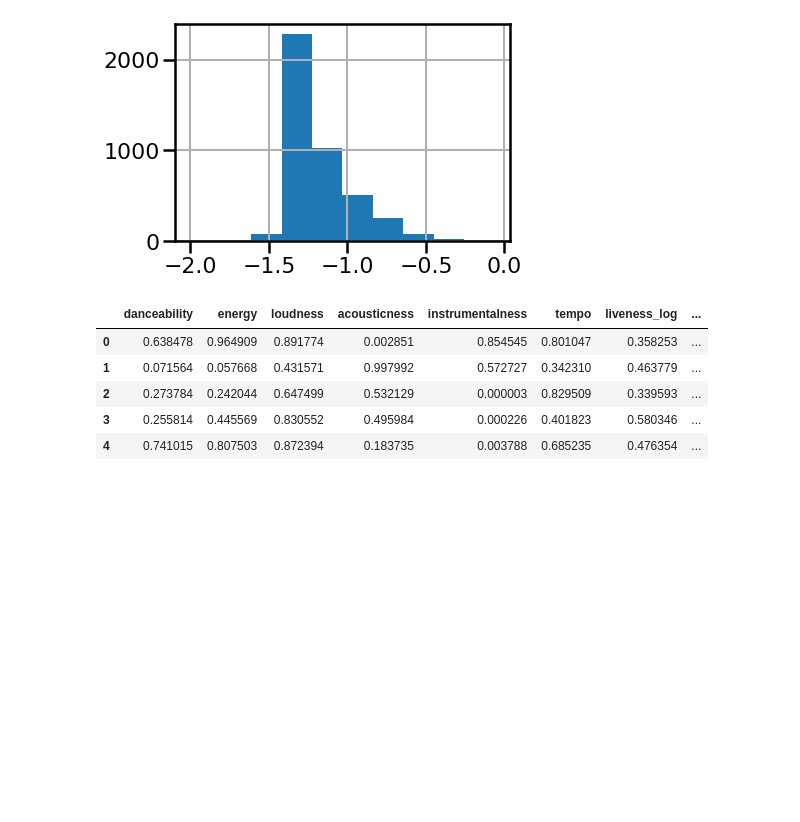
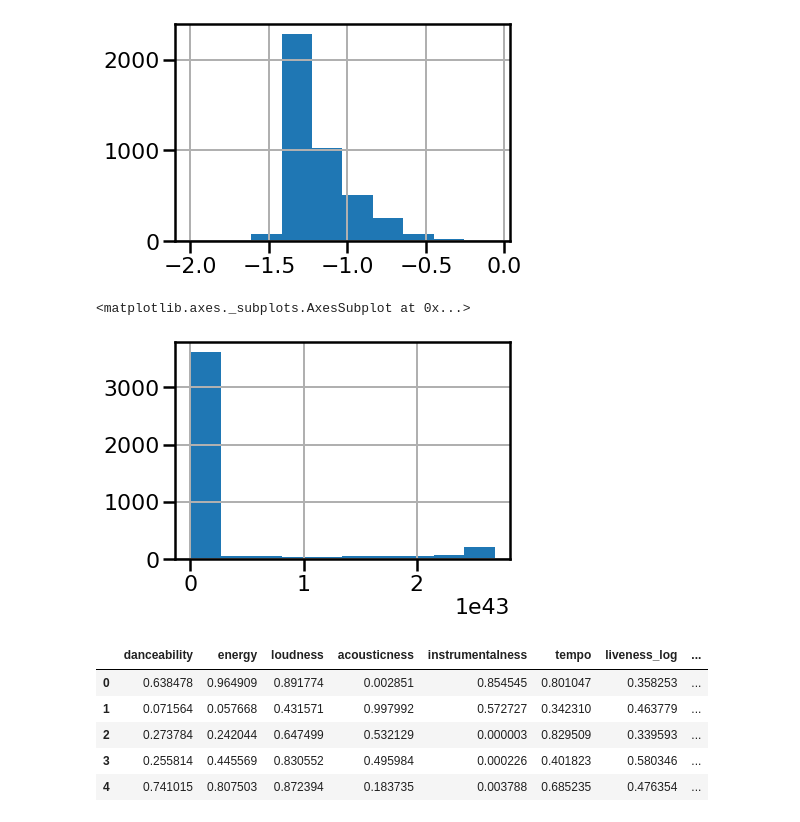
Before and after one commit to tincho-mehaudy/DMCyT, a Jupyter notebook: TP1_Consigna1.ipynb, the cells around one changed output. Saved outputs shown, nothing was run; the diff lists cells and outputs as text; code cells hidden in the pictures; blank space fills up the shorter version.

```diff
--- a/TP1_Consigna1.ipynb
+++ b/TP1_Consigna1.ipynb
@@ -282,6 +288,15 @@ df_af['speechiness_log'].hist()
 df_af.drop('speechiness', inplace=True, axis=1)
 # %% [output]
 [figure]
+# %%
+df_af['acousticness_log']=(df_af['acousticness']+0.01).apply(expo)
+
+#df_af['acousticness_log'].hist()
+df_af['acousticness_log'].hist()
+#df_af.columns
+# %% [output]
+<matplotlib.axes._subplots.AxesSubplot at 0x...>
+[figure, added]
 # %%
 # estandrarizamos por mix y max
 
```
Also changed, not shown: parts of 12 cells of this notebook.
